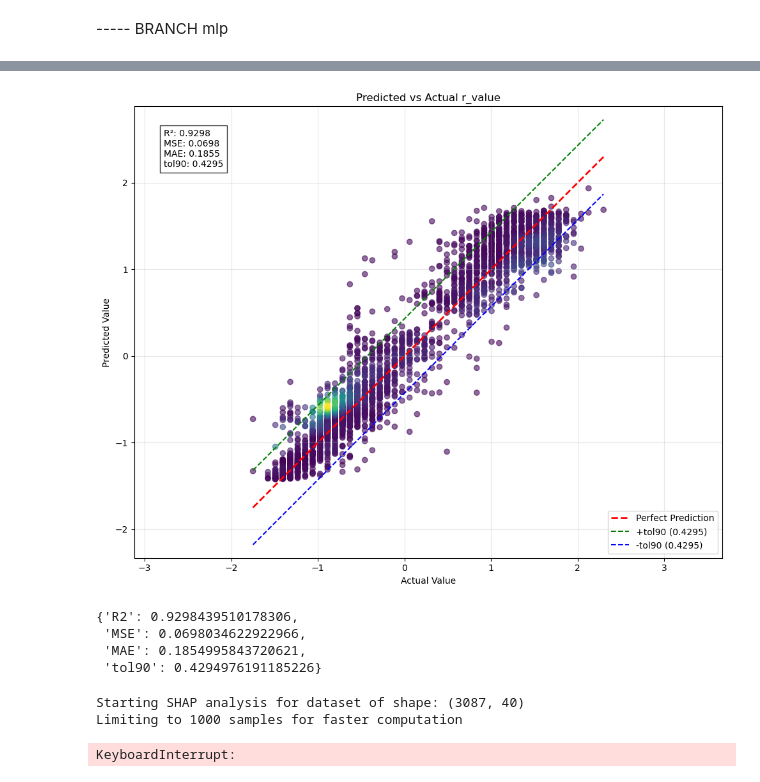
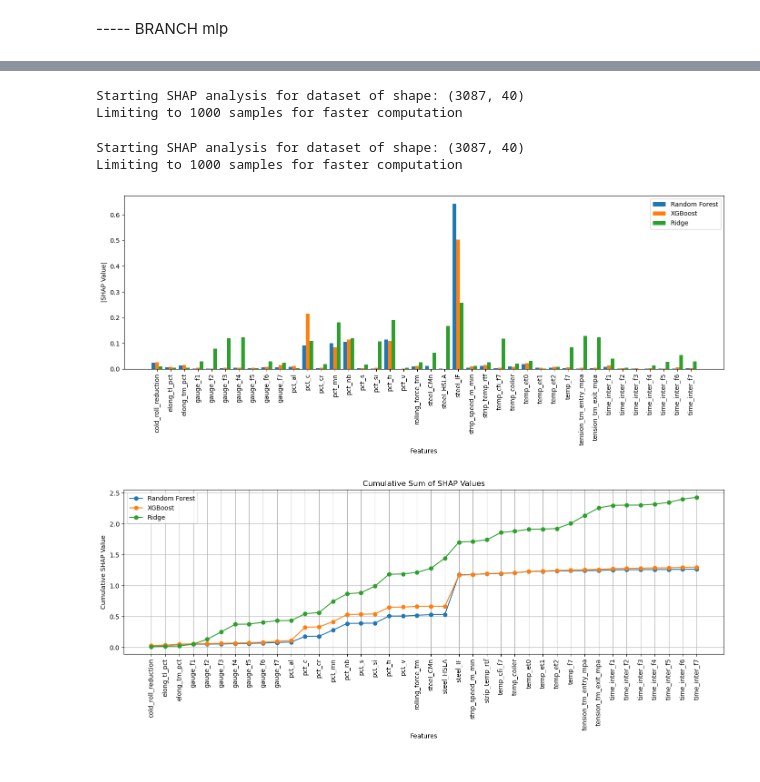
Before and after one commit to TonnyLe14/master-thesis, a Jupyter notebook: baselines.ipynb, the cells around one changed output, grey strips where cells are left out. Cells and saved outputs as stored; diff of their text form; code cells hidden in the pictures.

```diff
--- a/baselines.ipynb
+++ b/baselines.ipynb
@@ -1241,9 +1304,3 @@ Evaluation - Test Loss: 0.1808, R2: 0.9298
 # %%
-plot_predicted_vs_actual(best_mlp_enhanced[0], test_scaled_df, features_dict=features_dict, model_type='pytorch_mlp')
+# plot_predicted_vs_actual(best_mlp_enhanced[0], test_scaled_df, features_dict=features_dict, model_type='pytorch_mlp')
-# %% [output]
-[figure, removed]
-{'R2': 0.9298439510178306,
- 'MSE': 0.0698034622922966,
- 'MAE': 0.1854995843720621,
- 'tol90': 0.4294976191185226}
 # %%
@@ -1299,26 +1432,18 @@ def analyze_feature_importance(model, X, feature_names=None, max_samples=1000, t
 # %%
-# top_features_rf = analyze_feature_importance(
-#     model=model_info['model'],
-#     X=test_scaled_df.drop(['r_value'], axis=1),
-#     max_samples=1000,
-#     top_n=5
-# )
-
-# {'steel_IF': 0.6425430926888075,
-#  'pct_ti': 0.11476414346210519,
-#  'pct_nb': 0.10623795090415217,
-#  'pct_mn': 0.10017405922851341,
-#  'pct_c': 0.091952420419038}
+top_features_xgb = analyze_feature_importance(
+    model=trained_models_xgb['model'],
+    X=test_scaled_df.drop(['r_value'], axis=1),
+    max_samples=1000
+)
+# %% [output]
+Starting SHAP analysis for dataset of shape: (3087, 40)
+Limiting to 1000 samples for faster computation
 # %%
-# top_features_xgb = analyze_feature_importance(
-#     model=trained_models_xgb['model'],
-#     X=test_scaled_df.drop(['r_value'], axis=1),
-#     max_samples=1000,
-#     top_n=5
-# )
-
-# {'steel_IF': 0.50244844,
-#  'pct_c': 0.21506004,
-#  'pct_nb': 0.115405135,
-#  'pct_ti': 0.10876058,
-#  'pct_mn': 0.084772006}
+top_features_ridge = analyze_feature_importance(
+    model=trained_models_ridge['model'],
+    X=test_scaled_df.drop(['r_value'], axis=1),
+    max_samples=1000
+)
+# %% [output]
+Starting SHAP analysis for dataset of shape: (3087, 40)
+Limiting to 1000 samples for faster computation
@@ -1382,3 +1504,13 @@ def analyze_feature_importance_keras(model, X, feature_names=None, max_samples=1
+# %%
+model_names = ['Random Forest', 'XGBoost', 'Ridge']
+
+plot_shap_comparisons(
+    model_shap_values=[top_features_rf, top_features_xgb, top_features_ridge],
+    model_names=model_names
+)
+# %% [output]
+[figure, added]
+[figure, added]
 # %%
 # top_features = analyze_feature_importance_keras(
 #     model=model_ann,
@@ -1393,15 +1525,11 @@ def analyze_feature_importance_keras(model, X, feature_names=None, max_samples=1
 #  'pct_mn': array([0.11998353]),
 #  'steel_HSLA': array([0.10219072])}
 # %%
-top_features_knn = analyze_feature_importance(
-    model=trained_models_knn['model'],
-    X=test_scaled_df.drop(['r_value'], axis=1),
-    max_samples=1000,
-    top_n=5
-)
-top_features_knn
+# top_features_knn = analyze_feature_importance(
+#     model=trained_models_knn['model'],
+#     X=test_scaled_df.drop(['r_value'], axis=1),
+#     max_samples=1000,
+#     top_n=5
+# )
+# top_features_knn
-# %% [output]
-Starting SHAP analysis for dataset of shape: (3087, 40)
-Limiting to 1000 samples for faster computation
-KeyboardInterrupt:
 # %%
```
Also changed, not shown: parts of 21 cells of this notebook, 3 other files.
